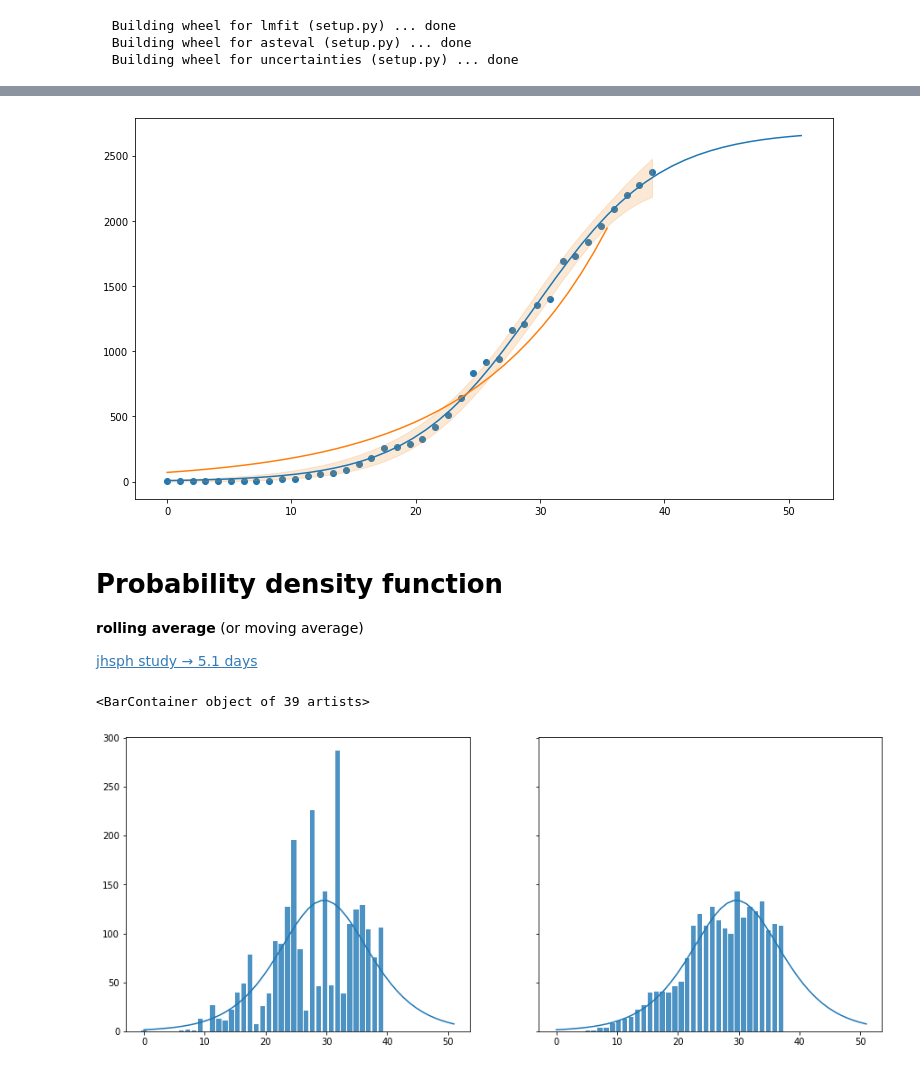
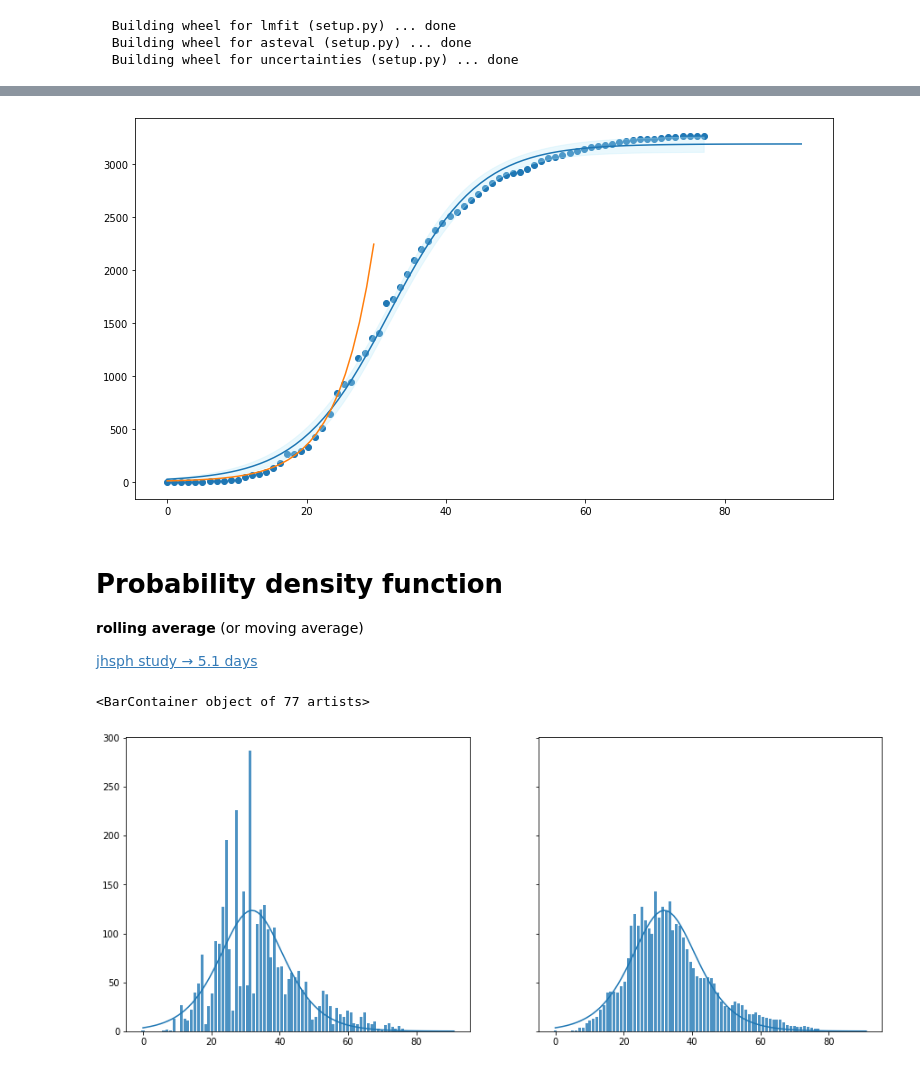
Before and after one commit to davidnussio/covid-19-ticino, a Jupyter notebook: Covid_Ticino.ipynb, the cells around one changed output, grey strips where cells are left out. Saved outputs shown, nothing was run; the diff lists cells and outputs as text; code cells hidden in the pictures.

```diff
--- a/Covid_Ticino.ipynb
+++ b/Covid_Ticino.ipynb
@@ -33,12 +33,16 @@ def sigmoid_dx(x, a, b, c):
 # %%
 #@title Configuration
 
-num_sample = 50 #@param {type:"slider", min:20, max:50, step:1}
+num_sample = 120 #@param {type:"slider", min:10, max:120, step:1}
 
-moving_avarage_win = 5 #@param {type:"integer"}
+moving_avarage_win =  5#@param {type:"integer"}
+
+# Predicted n days
+predicted_days = 90 #@param {type:"slider", min:30, max:90, step:1}
 
 csv_url_file = "https://raw.githubusercontent.com/davidnussio/covid-19-ticino/master/data/covid-19-ticino.csv" #@param ["https://raw.githubusercontent.com/davidnussio/covid-19-ticino/master/data/covid-19-ticino.csv", "https://raw.githubusercontent.com/openZH/covid_19/master/fallzahlen_kanton_total_csv/COVID19_Fallzahlen_Kanton_VD_total.csv"]
 
 print('num_sample: ',num_sample)
 print('moving_avarage_win: ', moving_avarage_win)
+print('predicted_days: ', predicted_days)
 # %% [output]
@@ -67,17 +72,15 @@ xData = numpy.linspace(0, number_of_days, number_of_days)
 xDataSample = numpy.linspace(0, num_sample, num_sample)
 
 # Moving avarage
-r = new_infected.rolling(moving_avarage_win, center=True, win_type='gaussian')
+r = new_infected.rolling(moving_avarage_win, center=True, min_periods=1, win_type='gaussian')
 new_infected_rolling = r.mean(std=3)
 
 #
 yData_rolling = new_infected_rolling.cumsum().fillna(0)
 
-#yData = yData_rolling
+yData = yData_rolling[:num_sample]
 
 print('Numer of sample', num_sample)
 print('Number of days: ', number_of_days)
 print('Date range: [', data['date'][0], '- ', data['date'][number_of_days - 1], ']')
-# yData
-data.tail()
 # %% [output]
@@ -97,9 +94,9 @@ fit_params = Parameters()
 fit_params.add('a', value=500, min=200, max=10000)
 fit_params.add('b', value=0.05, min=0, max=5)
 fit_params.add('c', value=30, min=1, max=200)
-#fit_params.add('d', value=1, min=0.95, max=1.15)
 
-result = smodel.fit(yData[:num_sample], fit_params, x=xDataSample, fit_kws={'reduce_fcn':'negentropy'})
+result = smodel.fit(yData, fit_params, x=xDataSample)
+#, fit_kws={'reduce_fcn':'negentropy'})
 
 result
 # %% [output]
@@ -135,7 +132,7 @@ exp_fit_params = Parameters()
 exp_fit_params.add('a', value=1, min=0.01, max=200)
 exp_fit_params.add('b', value=1, min=0.01, max=5)
 
-exp_result = emodel.fit(yData, exp_fit_params, x=xDataSample) #, fit_kws={'reduce_fcn':'negentropy'})
+exp_result = emodel.fit(yData[:25], exp_fit_params, x=xDataSample[:25]) #, fit_kws={'reduce_fcn':'negentropy'})
 
 exp_result
 # %% [output]
@@ -225,6 +250,5 @@ Peak date:  2020-03-25  -  2020-03-26
 # %%
-# Predicted n days
-predicted_days = 50
+
 x = numpy.linspace(0, predicted_days + 1, predicted_days)
 
 ySigmoid_dx = [sigmoid_dx(i,
@@ -236,39 +260,41 @@ ySigmoid_dx = [sigmoid_dx(i,
 ySigmoid = smodel.eval(result.params, x=x)
 yExponential = emodel.eval(exp_result.params, x=x)
 
 ySigmoid2 = [sigmoid(i,
                     result.params['a'].value - result.params['a'].stderr,
                     result.params['b'].value,
                     result.params['c'].value + result.params['c'].stderr,
                     ) for i in x]
 
 ySigmoid3 = [sigmoid(i,
                     result.params['a'].value + result.params['a'].stderr,
                     result.params['b'].value,
                     result.params['c'].value - result.params['c'].stderr,
                     ) for i in x]
 
 fig, ax = plt.subplots()
 fig.set_size_inches(12.5, 7, forward=True)
 
 ax.scatter(xData, data['ncumul_conf'])
 
 #
 dely = result.eval_uncertainty(sigma=5)
 exp_dely = exp_result.eval_uncertainty(sigma=5)
 
+plt.fill_between(xDataSample[:num_sample], result.best_fit-dely, result.best_fit+dely, color="#bbebfb", alpha=0.3)
+
 ax.plot(x, smodel.eval(params=result.params, x=x), label='sigmoid', zorder=100)
 
-ax.plot(x[:35], emodel.eval(params=exp_result.params, x=x[:35]), label='exp', zorder=100)
+ax.plot(x[:30], emodel.eval(params=exp_result.params, x=x[:30]), label='exp', zorder=100)
 
-plt.fill_between(xDataSample, result.best_fit-dely, result.best_fit+dely, color="#f19131", alpha=0.2)
-#plt.fill_between(xDataSample,
-                #  exp_result.best_fit-exp_dely, exp_result.best_fit+exp_dely,
-                #  color="#44cc44", alpha=0.1)
+
+# plt.fill_between(xDataSample,
+#                  exp_result.best_fit-exp_dely, exp_result.best_fit+exp_dely,
+#                  color="#44cc44", alpha=0.1)
 
 plt.savefig('drive/My Drive/Colab Notebooks/Covid-Ticino/data-vs-model.png', dpi=100)
 # %% [output]
-[figure, old version]
+[figure, new version]
 # %% [markdown]
 # Probability density function
 
@@ -288,8 +314,8 @@ ax[0].bar(xInf, new_infected, alpha=0.8)
 ax[1].plot(x, ySigmoid_dx)
 ax[1].bar(xInf, new_infected_rolling, alpha=0.8)
 # %% [output]
-<BarContainer object of 39 artists>
+<BarContainer object of 77 artists>
-[figure, old version]
+[figure, new version]
 # %%
 fig, ax = plt.subplots()
 
```
Also changed, not shown: parts of 10 cells of this notebook.
